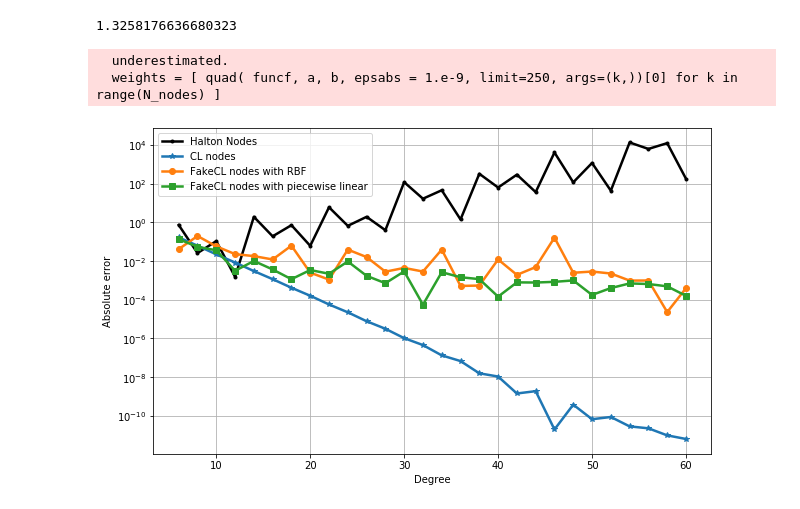
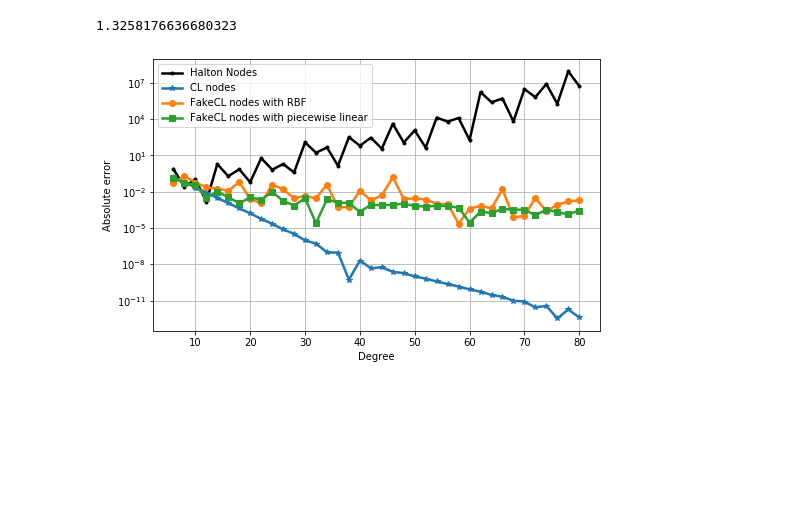
Before and after one commit to pog87/FakeQuadrature, a Jupyter notebook: S_Runge_scattered_nodes.ipynb, the cells around one changed output. Drawn from its saved outputs; the diff is of its cells as text; code cells hidden in the pictures; blank space fills up the shorter version.

```diff
--- a/S_Runge_scattered_nodes.ipynb
+++ b/S_Runge_scattered_nodes.ipynb
@@ -25,7 +25,7 @@ G = ghalton.GeneralizedHalton(1, 42)
 # %%
 deg = 40
 # %%
-Degrees = np.arange(6,62,2)
+Degrees = np.arange(6,82,2)
 # %%
 errCL, errH, err1, err2 = [], [], [], []
 for deg in Degrees:
@@ -39,7 +39,7 @@ for deg in Degrees:
     yCL = f(xCL)
 
 
-    S1 = Rbf(x, xCL, function=rbf)
+    S1 = Rbf(x, xCL, function=rbf, epsilon = ep)
     S2 = interp1d(x, xCL, kind = 'linear')
 
     # quadrature on CL nodes
@@ -60,20 +60,17 @@ for deg in Degrees:
     w2 = quadrature_weights(x,(a,b), mapping=S2)
     I2 = np.dot(w2,y)
     err2.append(np.abs(I_True - I2))
-# %% [output]
-  underestimated.
-  weights = [ quad( funcf, a, b, epsabs = 1.e-9, limit=250, args=(k,))[0] for k in range(N_nodes) ]
 # %%
-plt.figure(figsize=(10,6))
+plt.figure(figsize=(8,5))
 plt.semilogy(Degrees, errH,'.-k', linewidth=2.5)
 plt.semilogy(Degrees, errCL,'*-', linewidth=2.5)
 plt.semilogy(Degrees, err1,'o-', linewidth=2.5)
 plt.semilogy(Degrees, err2,'s-', linewidth=2.5)
 plt.xlabel("Degree")
 plt.ylabel("Absolute error")
 plt.legend(["Halton Nodes", "CL nodes", "FakeCL nodes with RBF", "FakeCL nodes with piecewise linear"])
 plt.grid()
 
 plt.savefig("figRunge.pdf")
 # %% [output]
-[figure, old version]
+[figure, new version]
```
Also changed, not shown: 2 other files.
